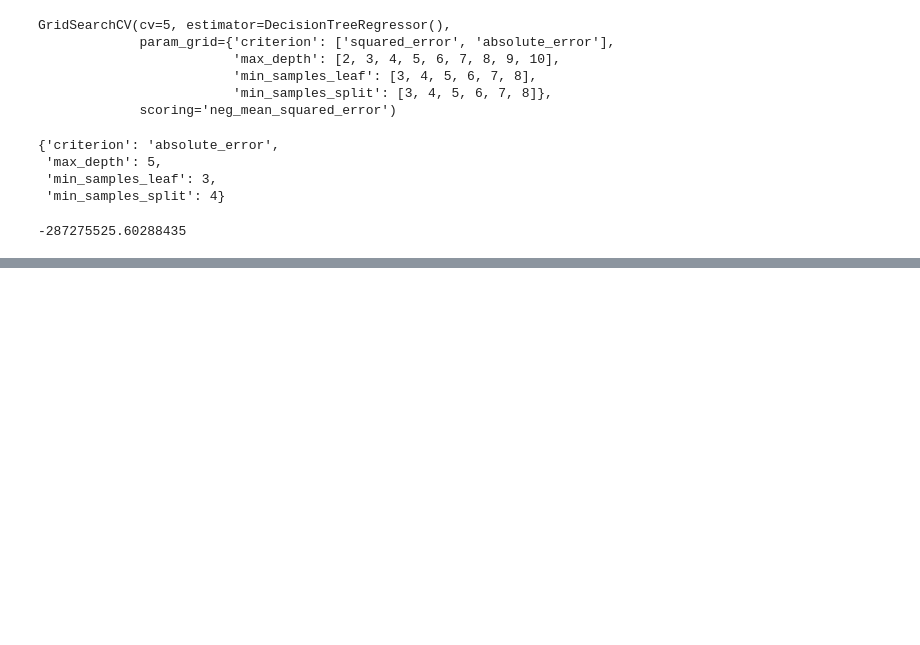
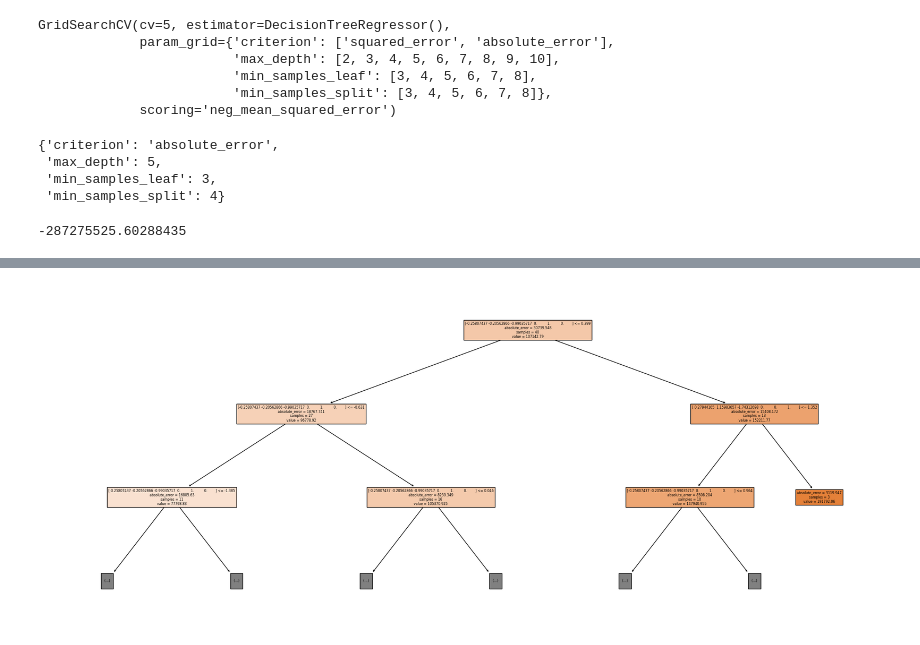
Before and after one commit to pradhumnshinde/Machine-learning-01, a Jupyter notebook: Decision_Tree_Regression/DTR.ipynb, the cells around one changed output, grey strips where cells are left out. Saved outputs shown, nothing was run; the diff lists cells and outputs as text; code cells hidden in the pictures; blank space fills up the shorter version.

```diff
--- a/Decision_Tree_Regression/DTR.ipynb
+++ b/Decision_Tree_Regression/DTR.ipynb
@@ -230,3 +230,6 @@ gscv.best_params_
 gscv.best_score_
 # %% [output]
 -287275525.60288435
+# %%
+best_dtr = gscv.best_estimator_
+best_dtr
@@ -232,0 +320,11 @@ gscv.best_score_
+# %%
+# plot the regression tree
+
+import matplotlib.pyplot as plt
+from sklearn.tree import plot_tree
+plt.figure(figsize=(25,10
+                    ))
+plot_tree(best_dtr,max_depth=2,feature_names=xtrain,filled=True)
+plt.show()
+# %% [output]
+[figure, added]
```
Also changed, not shown: parts of 17 cells of this notebook.
